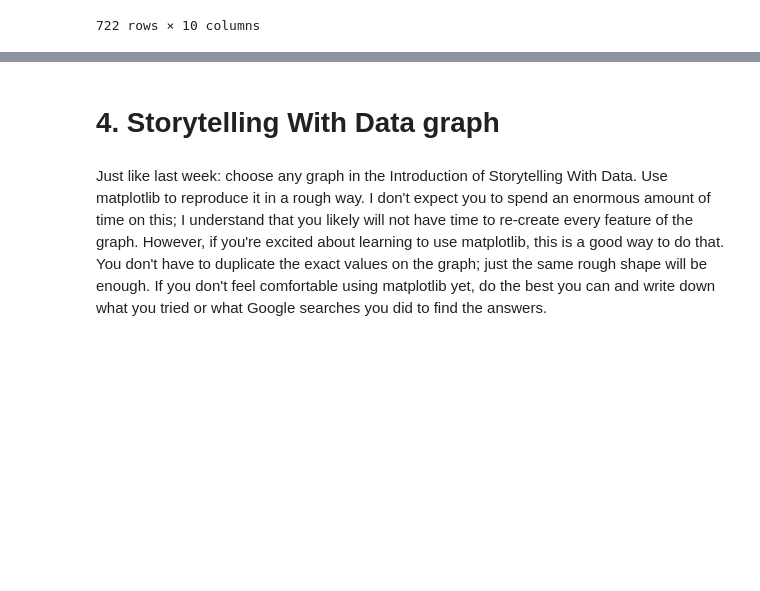
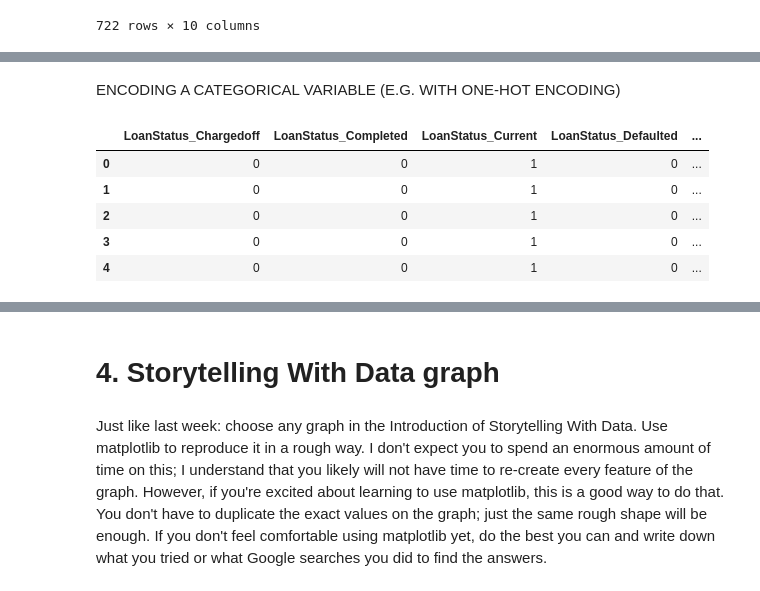
Before and after one commit to KonstantinTc/OMDS-ModB2-Week2-Tcelms-Konstantin, a Jupyter notebook: OMDS-ModB2-Week2-Tcelms-Konstantin.ipynb, the cells around one changed output, grey strips where cells are left out. Drawn from its saved outputs; the diff is of its cells as text; code cells hidden in the pictures; blank space fills up the shorter version.

```diff
--- a/OMDS-ModB2-Week2-Tcelms-Konstantin.ipynb
+++ b/OMDS-ModB2-Week2-Tcelms-Konstantin.ipynb
@@ -398,3 +464,21 @@ loan_status_numeric.head()
+# %% [markdown]
+ENCODING A CATEGORICAL VARIABLE (E.G. WITH ONE-HOT ENCODING)
+# %%
+# One-hot encode LoanStatus
+loan_data_updated = pd.get_dummies(loan_data_updated, columns=['LoanStatus'])
+loan_status_cols = [col for col in loan_data_updated.columns if col.startswith('LoanStatus_')]
+
+# Convert the LoanStatus columns to integers
+loan_status_numeric = loan_data_updated[loan_status_cols].astype(int)
+
+loan_status_numeric.head()
+# %% [output]
+|  | LoanStatus_Chargedoff | LoanStatus_Completed | LoanStatus_Current | LoanStatus_Defaulted | ... |
+| 0 | 0 | 0 | 1 | 0 | ... |
+| 1 | 0 | 0 | 1 | 0 | ... |
+| 2 | 0 | 0 | 1 | 0 | ... |
+| 3 | 0 | 0 | 1 | 0 | ... |
+| 4 | 0 | 0 | 1 | 0 | ... |
 # %%
 # Count values in each column
 # This shows occurrences of each loan status, helping to identify class imbalances in the dataset and better understand loan risk
```
Also changed, not shown: parts of 34 cells of this notebook.
